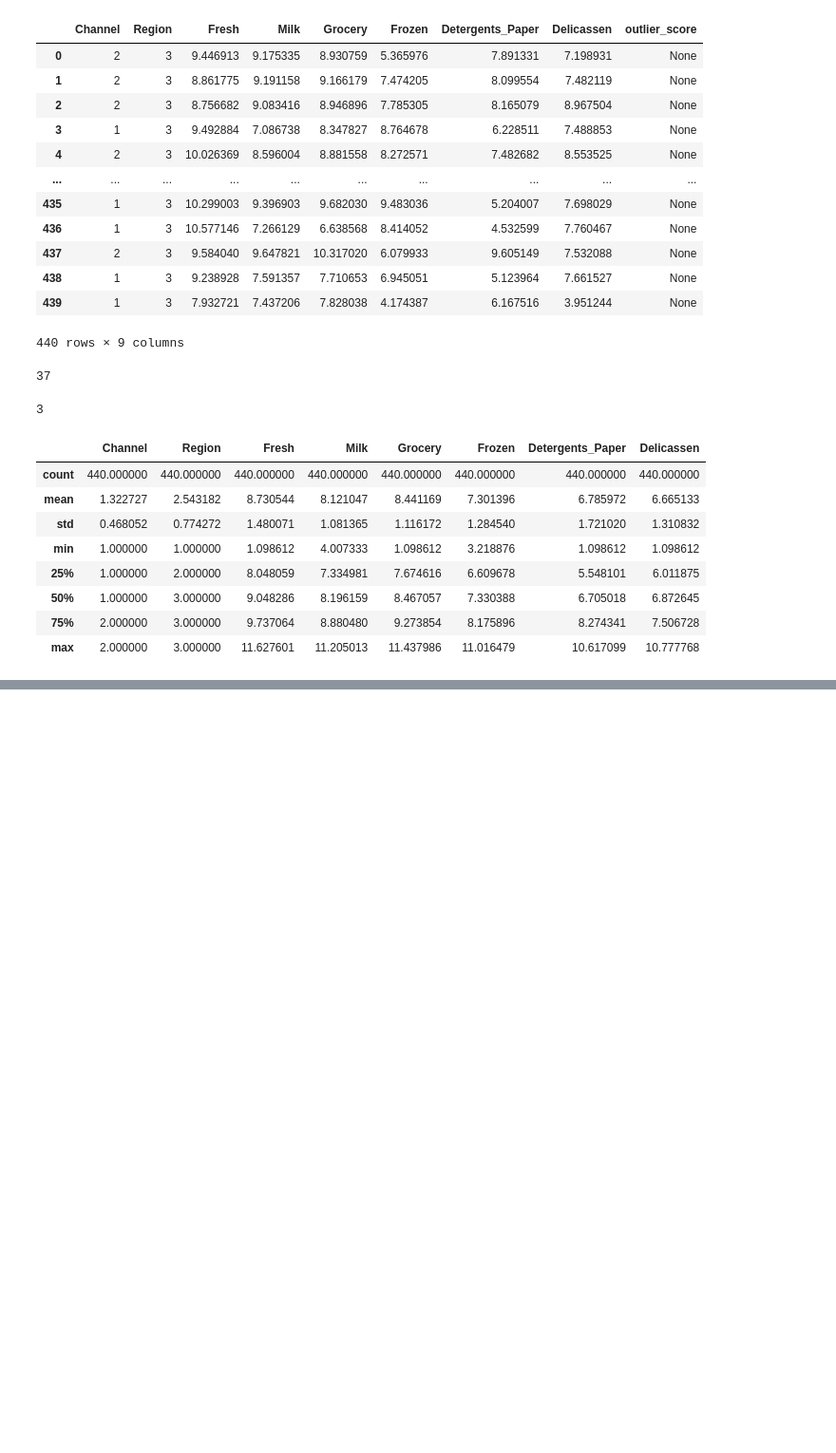
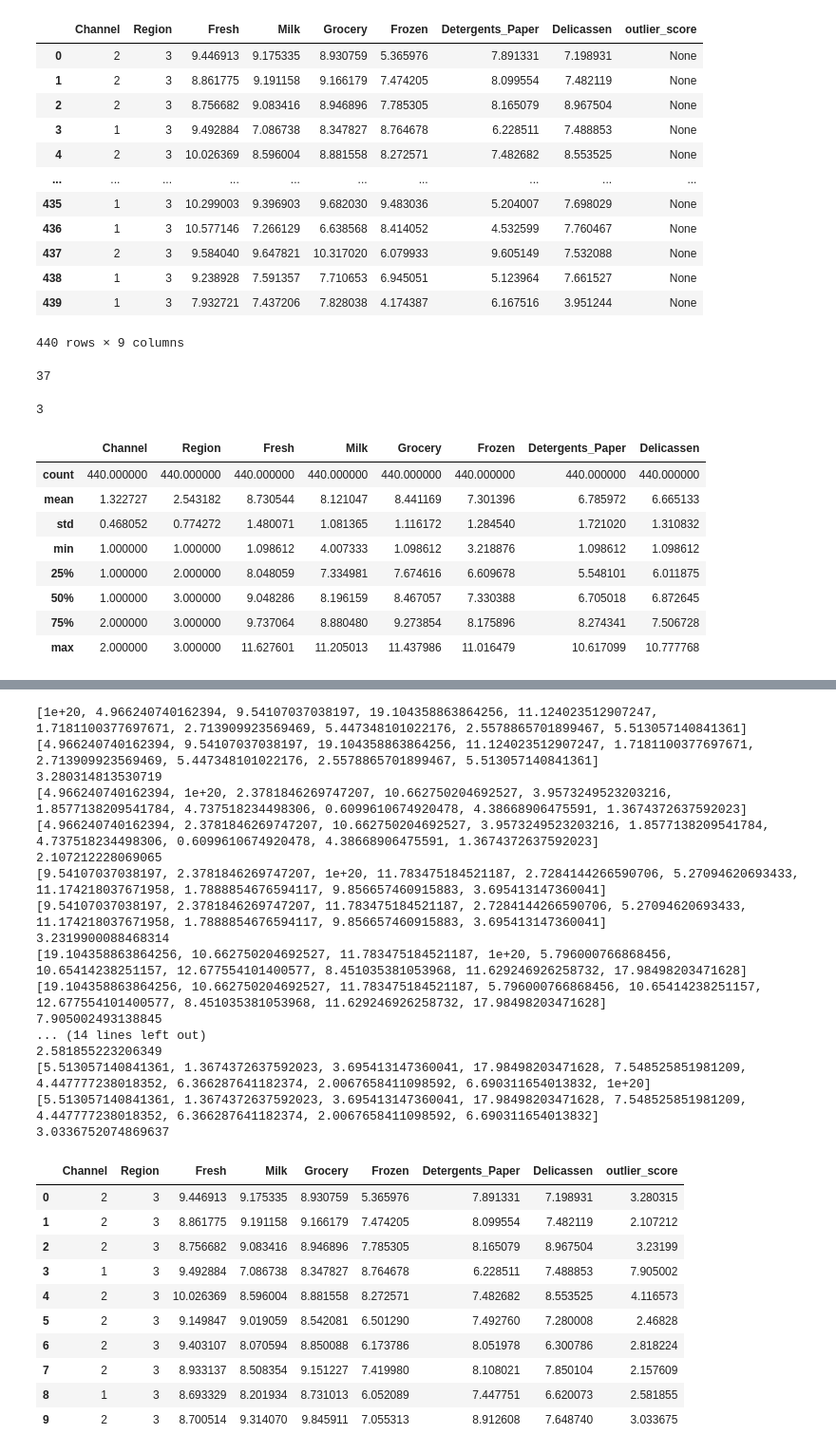
Before and after one commit to mertyaylacigit/ML-for-Data-Science, a Jupyter notebook: Part 1/Lab ML for Data Science - Part I.ipynb, the cells around one changed output, grey strips where cells are left out. Shown at 95% size. Drawn from its saved outputs; the diff is of its cells as text; code cells hidden in the pictures; blank space fills up the shorter version.

Commit message:
2.1. min soft

```diff
--- a/Part 1/Lab ML for Data Science - Part I.ipynb
+++ b/Part 1/Lab ML for Data Science - Part I.ipynb
@@ -330,25 +311,30 @@ testdata
 # %%
-def calculate_distances(df):
+def calculate_outlier_score(df, soft_min, gamma): # soft_min is a bool that is used to decide whether to use naive min or softmin approach for anomaly detection
+    global softMin
     epsilon = 1e-100
     highNumber = 1e20 # to avoid that distance between self data point is selected when searching the minimum and 0 would be the minimum so use high number
     distances_vectors = []
     distances_scalars = []
     outlier_score_index = df.columns.get_loc("outlier_score")
 
-    for j in range(len(df)-1):
-        for k in range(len(df)-1):
+    for j in range(len(df)):
+        for k in range(len(df)):
             if j ==k:
                 distances_vectors.append([])
                 distances_scalars.append(highNumber)
             else:
-                distances_vectors.append((df.iloc[j,2:8] - df.iloc[j+1,2:8]) **2)  #append x_j - x_k vectors
+                distances_vectors.append((df.iloc[j,2:8] - df.iloc[k,2:8]) **2)  #append x_j - x_k vectors
                 distances_scalars.append(np.sum(distances_vectors[k]))  # z_jk := add all distances of the 6 features
 
         #print(distances_scalars)
-        df.iloc[j, outlier_score_index] =  np.min(distances_scalars)
+        if soft_min:
+            distances_scalars.remove(highNumber) # because in softMin all elements are sumed up
+            df.iloc[j, outlier_score_index] = softMin(distances_scalars, gamma)
+        else:
+            df.iloc[j, outlier_score_index] =  np.min(distances_scalars)
 
         distances_vectors = []
         distances_scalars = []
 
-calculate_distances(testdata)
+calculate_outlier_score(testdata, soft_min=False, gamma=1)
 testdata
@@ -375,0 +382,32 @@ testdata
+# %%
+calculate_outlier_score(testdata2, soft_min=True, gamma=1)
+testdata2
+# %% [output]
+[1e+20, 4.966240740162394, 9.54107037038197, 19.104358863864256, 11.124023512907247, 1.7181100377697671, 2.713909923569469, 5.447348101022176, 2.5578865701899467, 5.513057140841361]
+[4.966240740162394, 9.54107037038197, 19.104358863864256, 11.124023512907247, 1.7181100377697671, 2.713909923569469, 5.447348101022176, 2.5578865701899467, 5.513057140841361]
+3.280314813530719
+[4.966240740162394, 1e+20, 2.3781846269747207, 10.662750204692527, 3.9573249523203216, 1.8577138209541784, 4.737518234498306, 0.6099610674920478, 4.38668906475591, 1.3674372637592023]
+[4.966240740162394, 2.3781846269747207, 10.662750204692527, 3.9573249523203216, 1.8577138209541784, 4.737518234498306, 0.6099610674920478, 4.38668906475591, 1.3674372637592023]
+2.107212228069065
+[9.54107037038197, 2.3781846269747207, 1e+20, 11.783475184521187, 2.7284144266590706, 5.27094620693433, 11.174218037671958, 1.7888854676594117, 9.856657460915883, 3.695413147360041]
+[9.54107037038197, 2.3781846269747207, 11.783475184521187, 2.7284144266590706, 5.27094620693433, 11.174218037671958, 1.7888854676594117, 9.856657460915883, 3.695413147360041]
+3.2319900088468314
+[19.104358863864256, 10.662750204692527, 11.783475184521187, 1e+20, 5.796000766868456, 10.65414238251157, 12.677554101400577, 8.451035381053968, 11.629246926258732, 17.98498203471628]
+[19.104358863864256, 10.662750204692527, 11.783475184521187, 5.796000766868456, 10.65414238251157, 12.677554101400577, 8.451035381053968, 11.629246926258732, 17.98498203471628]
+7.905002493138845
+... (14 lines left out)
+2.581855223206349
+[5.513057140841361, 1.3674372637592023, 3.695413147360041, 17.98498203471628, 7.548525851981209, 4.447777238018352, 6.366287641182374, 2.0067658411098592, 6.690311654013832, 1e+20]
+[5.513057140841361, 1.3674372637592023, 3.695413147360041, 17.98498203471628, 7.548525851981209, 4.447777238018352, 6.366287641182374, 2.0067658411098592, 6.690311654013832]
+3.0336752074869637
+|  | Channel | Region | Fresh | Milk | Grocery | Frozen | Detergents_Paper | Delicassen | outlier_score |
+| 0 | 2 | 3 | 9.446913 | 9.175335 | 8.930759 | 5.365976 | 7.891331 | 7.198931 | 3.280315 |
+| 1 | 2 | 3 | 8.861775 | 9.191158 | 9.166179 | 7.474205 | 8.099554 | 7.482119 | 2.107212 |
+| 2 | 2 | 3 | 8.756682 | 9.083416 | 8.946896 | 7.785305 | 8.165079 | 8.967504 | 3.23199 |
+| 3 | 1 | 3 | 9.492884 | 7.086738 | 8.347827 | 8.764678 | 6.228511 | 7.488853 | 7.905002 |
+| 4 | 2 | 3 | 10.026369 | 8.596004 | 8.881558 | 8.272571 | 7.482682 | 8.553525 | 4.116573 |
+| 5 | 2 | 3 | 9.149847 | 9.019059 | 8.542081 | 6.501290 | 7.492760 | 7.280008 | 2.46828 |
+| 6 | 2 | 3 | 9.403107 | 8.070594 | 8.850088 | 6.173786 | 8.051978 | 6.300786 | 2.818224 |
+| 7 | 2 | 3 | 8.933137 | 8.508354 | 9.151227 | 7.419980 | 8.108021 | 7.850104 | 2.157609 |
+| 8 | 1 | 3 | 8.693329 | 8.201934 | 8.731013 | 6.052089 | 7.447751 | 6.620073 | 2.581855 |
+| 9 | 2 | 3 | 8.700514 | 9.314070 | 9.845911 | 7.055313 | 8.912608 | 7.648740 | 3.033675 |
```
Also changed, not shown: parts of 16 cells of this notebook.
